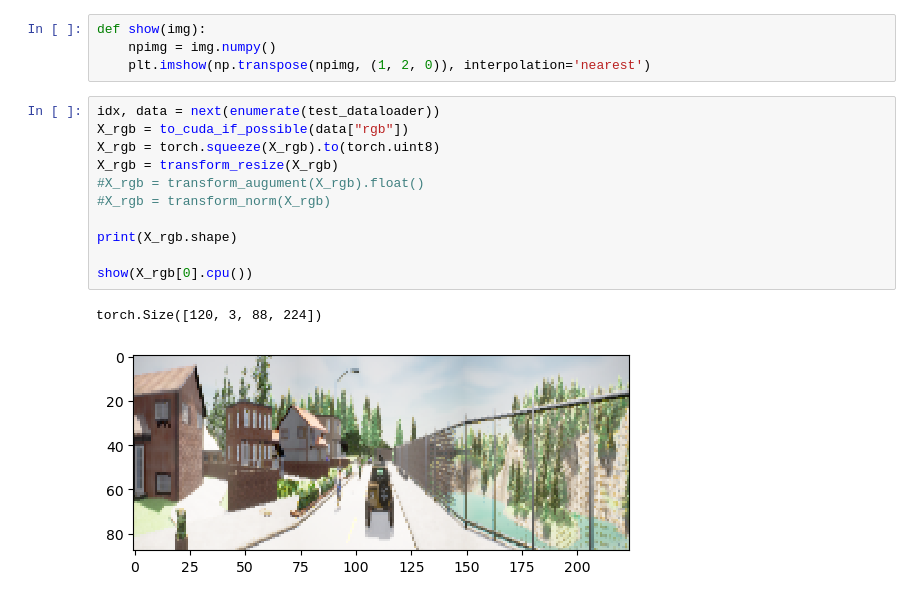
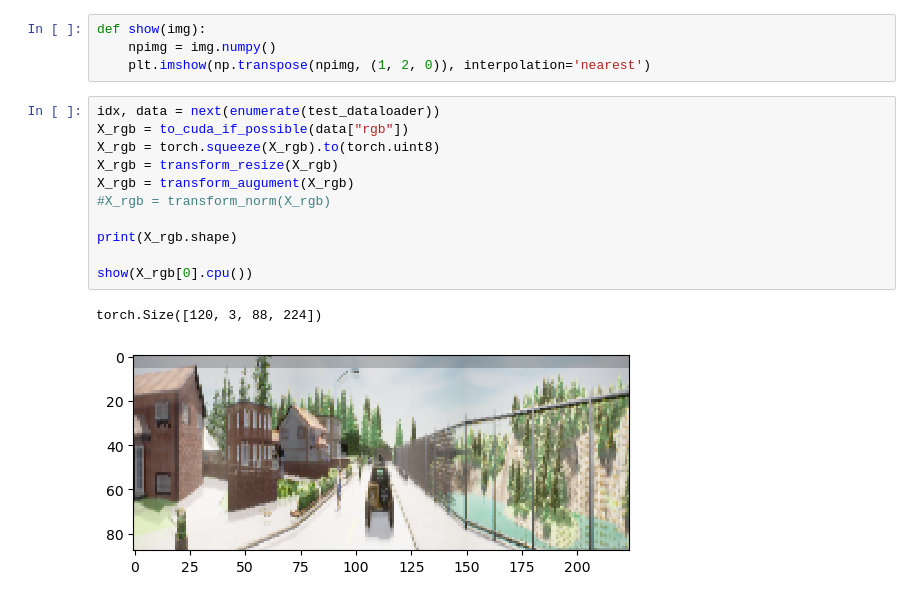
Before and after one commit to moritzwassmer/APPRAS_e2e_imitation, a Jupyter notebook: models/resnet_baseline/notebooks/baseline.ipynb, the cells around one changed output. Saved outputs shown, nothing was run; the diff lists cells and outputs as text.

```diff
--- a/models/resnet_baseline/notebooks/baseline.ipynb
+++ b/models/resnet_baseline/notebooks/baseline.ipynb
@@ -830,14 +830,14 @@ def show(img):
 # %%
 idx, data = next(enumerate(test_dataloader))
 X_rgb = to_cuda_if_possible(data["rgb"])
 X_rgb = torch.squeeze(X_rgb).to(torch.uint8)
 X_rgb = transform_resize(X_rgb)
-#X_rgb = transform_augument(X_rgb).float()
+X_rgb = transform_augument(X_rgb)
 #X_rgb = transform_norm(X_rgb)
 
 print(X_rgb.shape)
 
 show(X_rgb[0].cpu())
 # %% [output]
 torch.Size([120, 3, 88, 224])
-[figure, old version]
+[figure, new version]
```
